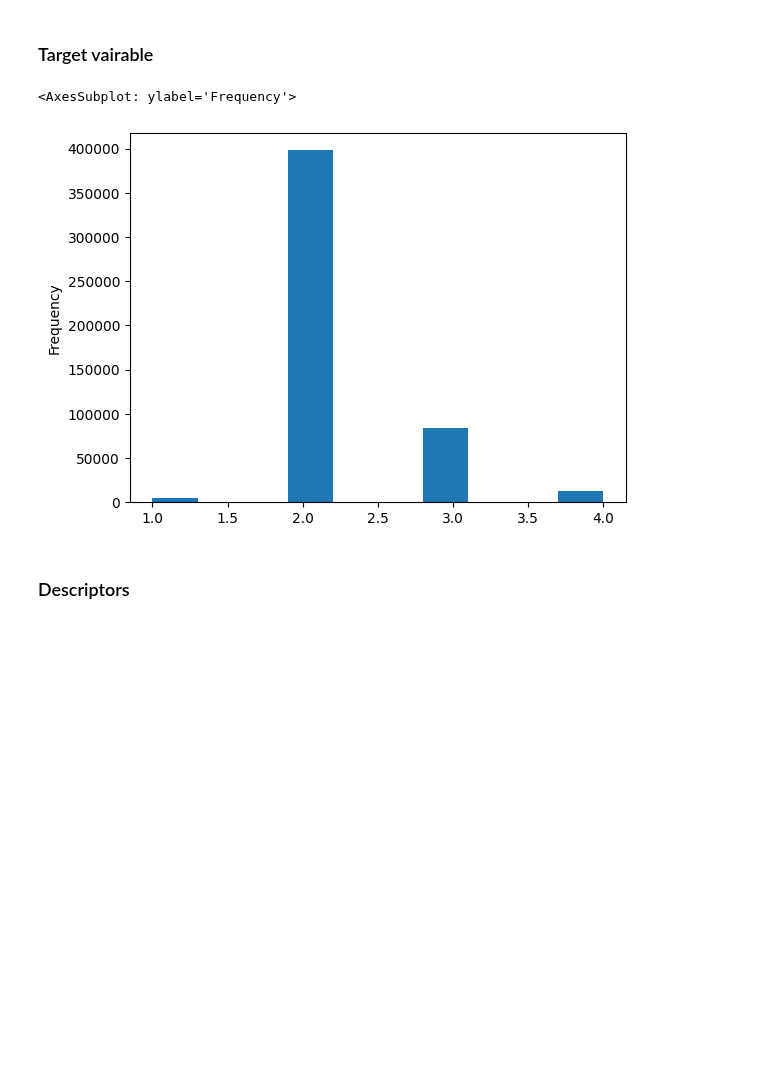
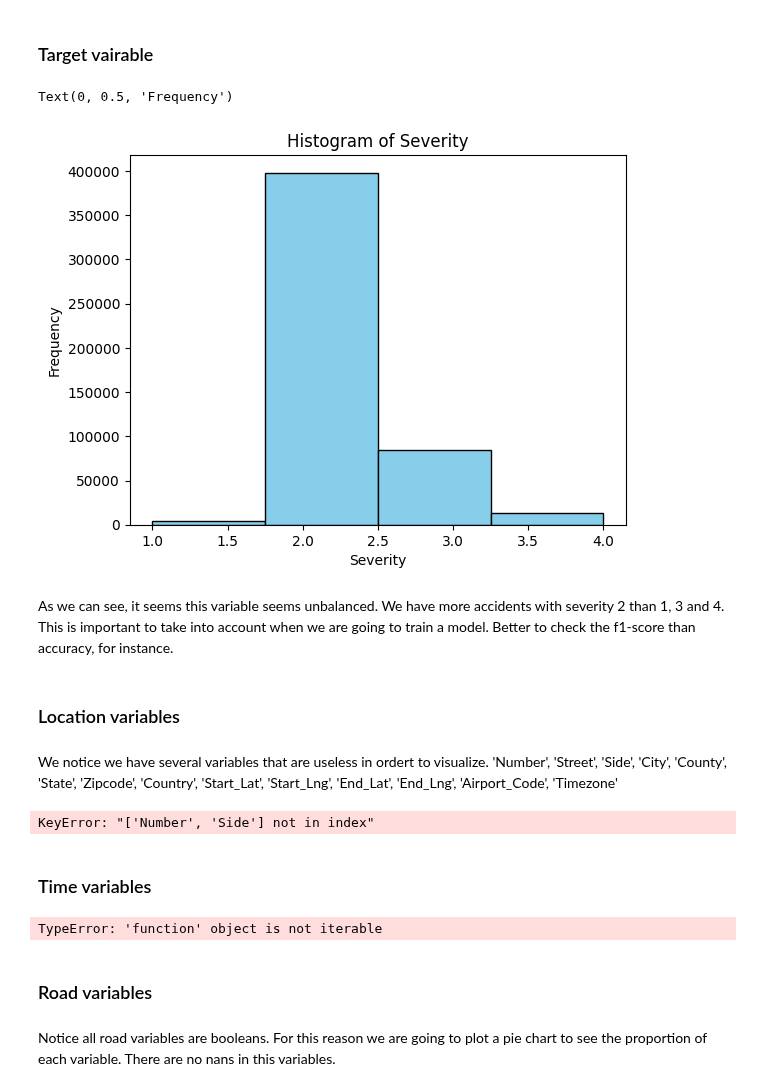
Before and after one commit to pol-resina/US-Accidents, a Jupyter notebook: notebooks/data_exploration.ipynb, the cells around one changed output. Saved outputs shown, nothing was run; the diff lists cells and outputs as text; code cells hidden in the pictures; blank space fills up the shorter version.

```diff
--- a/notebooks/data_exploration.ipynb
+++ b/notebooks/data_exploration.ipynb
@@ -11,9 +58,33 @@ data = pd.read_csv('../data/US_Accidents_March23_sampled_500k.csv')
 # %% [markdown]
 ### Target vairable
-# %%
-data['Severity'].plot(kind='hist')
-# %% [output]
-<AxesSubplot: ylabel='Frequency'>
-[figure, removed]
-# %% [markdown]
-### Descriptors
+# %%
+data['Severity'].plot(kind='hist', bins = 4, color = 'skyblue', edgecolor = 'black')
+
+plt.title('Histogram of Severity')
+plt.xlabel('Severity')
+plt.ylabel('Frequency')
+# %% [output]
+Text(0, 0.5, 'Frequency')
+[figure, added]
+# %% [markdown]
+As we can see, it seems this variable seems unbalanced. We have more accidents with severity 2 than 1, 3 and 4. This is important to take into account when we are going to train a model. Better to check the f1-score than accuracy, for instance.
+# %% [markdown]
+### Location variables
+# %% [markdown]
+We notice we have several variables that are useless in ordert to visualize. 'Number', 'Street', 'Side', 'City', 'County', 'State', 'Zipcode', 'Country', 'Start_Lat', 'Start_Lng', 'End_Lat', 'End_Lng', 'Airport_Code', 'Timezone'
+# %%
+location_variables = ['Number', 'Street', 'Side', 'City', 'County', 'State', 'Zipcode', 'Country', 'Start_Lat', 'Start_Lng', 'End_Lat', 'End_Lng', 'Airport_Code', 'Timezone']
+
+data[location_variables].head()
+# %% [output]
+KeyError: "['Number', 'Side'] not in index"
+# %% [markdown]
+### Time variables
+# %%
+time_variables = ['Start_Time', 'End_Time', 'Weather_Timestamp']
+# %% [output]
+TypeError: 'function' object is not iterable
+# %% [markdown]
+### Road variables
+# %% [markdown]
+Notice all road variables are booleans. For this reason we are going to plot a pie chart to see the proportion of each variable. There are no nans in this variables.
```
Also changed, not shown: parts of 11 cells of this notebook, 1 other file.
